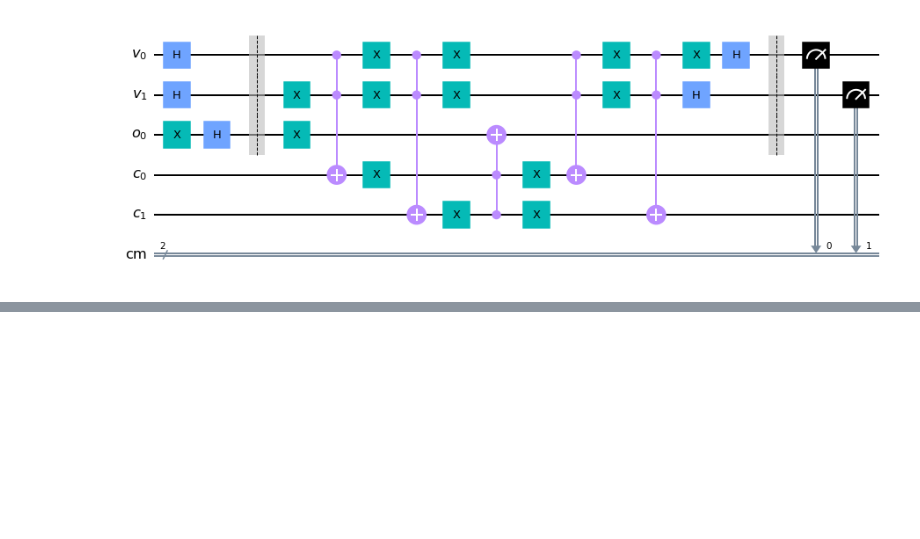
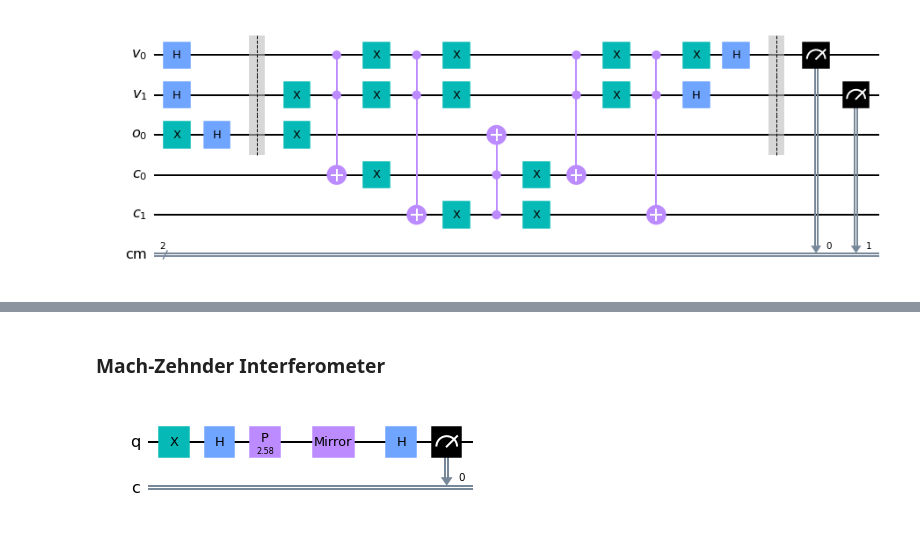
Before and after one commit to almeida-caio/quant-comp, a Jupyter notebook: Exploring some circuits and algorithms.ipynb, the cells around one changed output, grey strips where cells are left out. Saved outputs shown, nothing was run; the diff lists cells and outputs as text; code cells hidden in the pictures; blank space fills up the shorter version.

```diff
--- a/Exploring some circuits and algorithms.ipynb
+++ b/Exploring some circuits and algorithms.ipynb
@@ -157,0 +225,20 @@ dj_circuit.draw('mpl')
+# %% [markdown]
+### Mach-Zehnder Interferometer
+# %%
+from math import pi
+mz_circuit = QuantumCircuit(1, 1)
+phi = np.random.uniform(0, pi)
+
+mz_circuit.x(0)
+mz_circuit.h(0)
+mz_circuit.p(phi, 0)
+
+mirror = UnitaryGate(Operator([[-1,0],[0,-1]]), label='Mirror')
+mz_circuit.append(mirror, [0])
+
+mz_circuit.h(0)
+mz_circuit.measure(0, 0)
+
+mz_circuit.draw('mpl')
+# %% [output]
+[figure, added]
```
Also changed, not shown: parts of 7 cells of this notebook.
